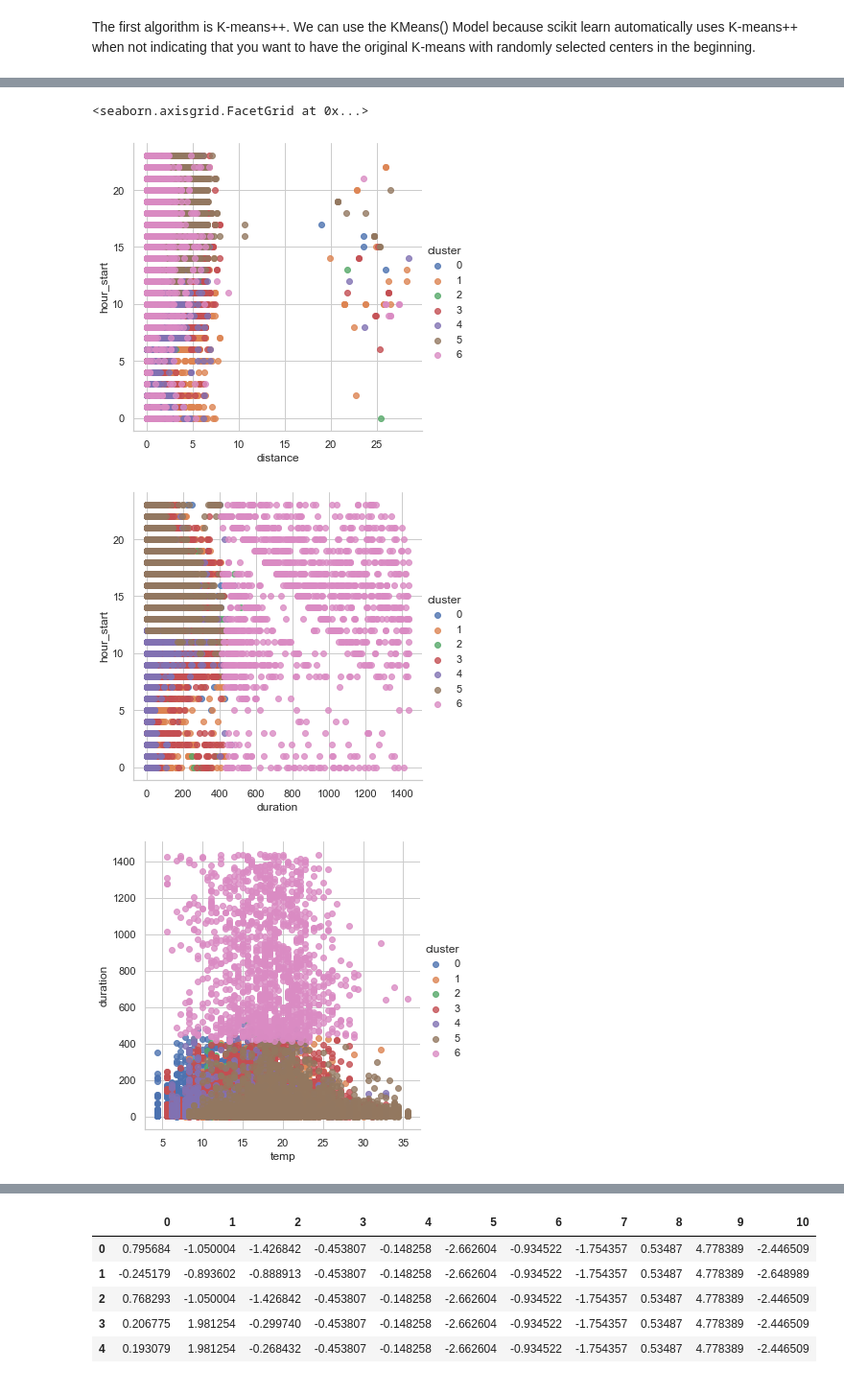
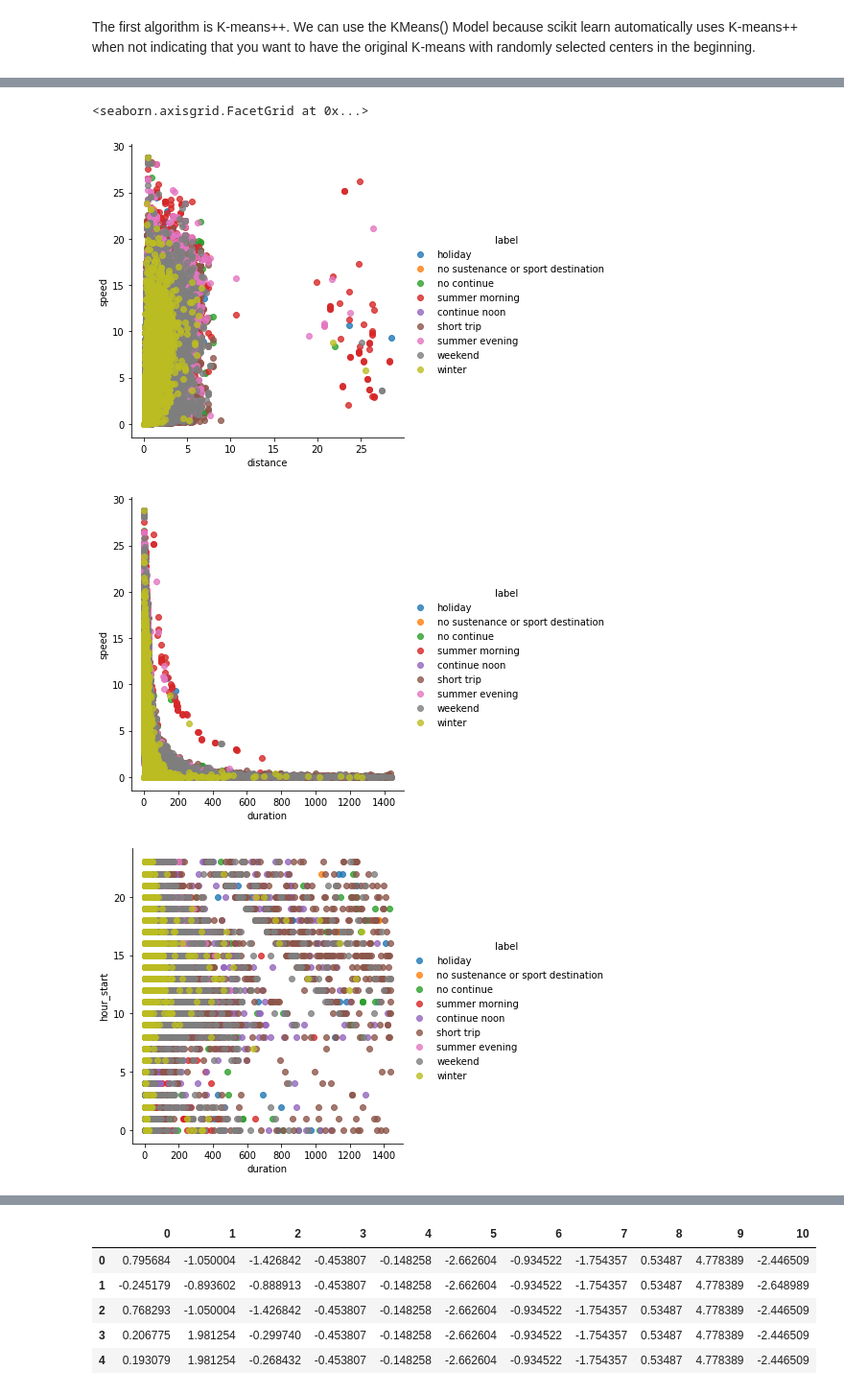
Before and after one commit to katekuian/aa_2021_magma, a Jupyter notebook: 03_cluster_analysis/01_cluster_trip_types.ipynb, the cells around one changed output, grey strips where cells are left out. Shown at 96% size. Saved outputs shown, nothing was run; the diff lists cells and outputs as text; code cells hidden in the pictures.

Commit message:
finalize Kmean++ on trip clustering

```diff
--- a/03_cluster_analysis/01_cluster_trip_types.ipynb
+++ b/03_cluster_analysis/01_cluster_trip_types.ipynb
@@ -114,5 +116,6 @@ In the more detailed plot the last "hard" edge is at k=7. This seems like a reas
 # %%
-seven_means = KMeans(n_clusters=7, random_state=4711)
-seven_means.fit(X_scaled)
-seven_means.predict(X_scaled)
+# run again with k=10
+ten_means = KMeans(n_clusters=10, random_state=4711)
+ten_means.fit(X_scaled)
+ten_means.predict(X_scaled)
 # %% [output]
@@ -136,3 +148,4 @@ Now we will analyse each cluster to label them.
-# %%
-X["cluster"] = seven_means.labels_
+# %%
+# map cluster to data
+X["cluster"] = ten_means.labels_
 # %%
@@ -166,0 +218,6 @@ clusters_rounded_df["labels"] = [
+# %%
+labels = [ "continue noon", "short trip", "weekend", "holiday", "no continue", "winter", "summer morning",
+           "summer evening", "no sustenance or sport destination", "no sustenance or sport destination"]
+
+X["label"] = X["cluster"].apply(lambda x: labels[x])
+X.head()
@@ -167,11 +242,11 @@ clusters_rounded_df["labels"] = [
 # %%
-sns.lmplot(x="distance", y="hour_start", data=X, fit_reg=False, hue="cluster")
-sns.lmplot(x="duration", y="hour_start", data=X, fit_reg=False, hue="cluster")
-sns.lmplot(x="temp", y="duration", data=X, fit_reg=False, hue="cluster")
-sns.lmplot(x="temp", y="hour_start", data=X, fit_reg=False, hue="cluster")
-sns.lmplot(x="distance", y="duration", data=X, fit_reg=False, hue="cluster")
+sns.lmplot(x="distance", y="speed", data=X, fit_reg=False, hue="label")
+sns.lmplot(x="duration", y="speed", data=X, fit_reg=False, hue="label")
+sns.lmplot(x="duration", y="hour_start", data=X, fit_reg=False, hue="label")
+sns.lmplot(x="duration", y="hour_end", data=X, fit_reg=False, hue="label")
+sns.lmplot(x="speed", y="temp", data=X, fit_reg=False, hue="label")
 # %% [output]
 <seaborn.axisgrid.FacetGrid at 0x...>
-[figure, old version]
+[figure, new version]
-[figure, old version]
+[figure, new version]
-[figure, old version]
+[figure, new version]
```
Also changed, not shown: parts of 40 cells of this notebook.
